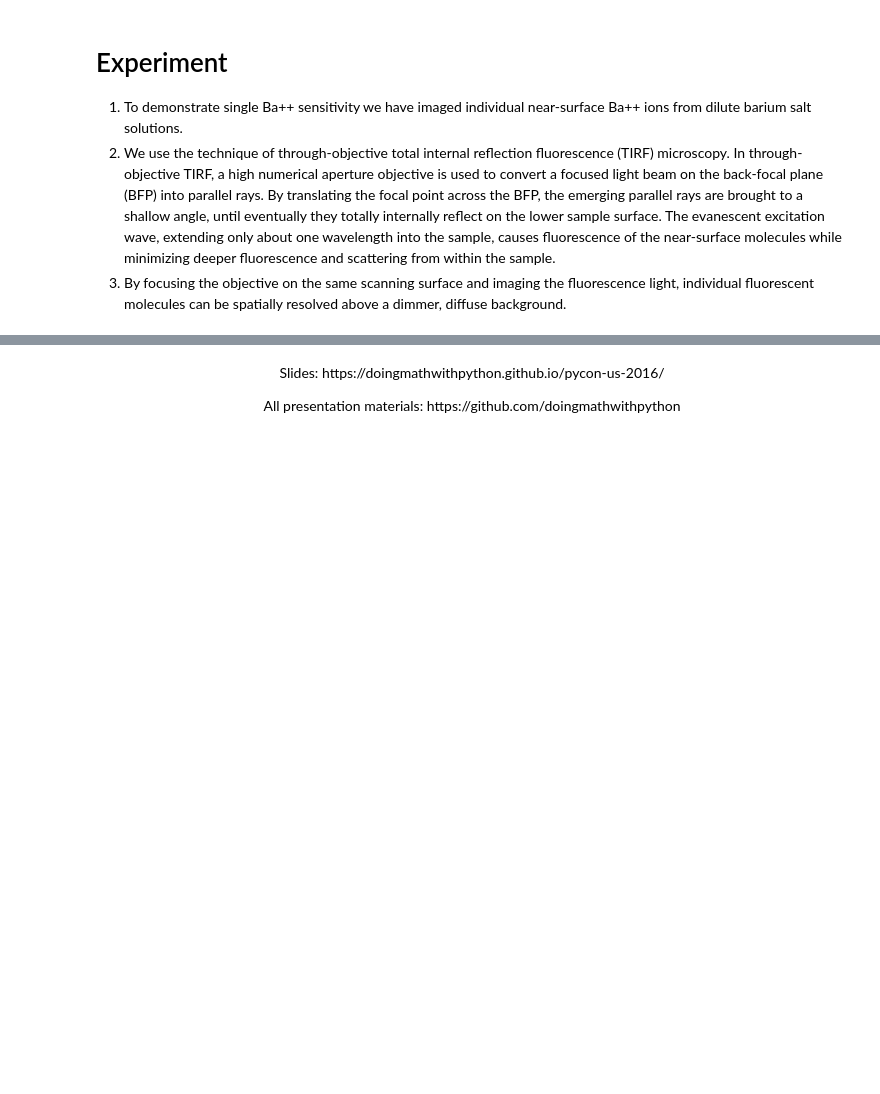
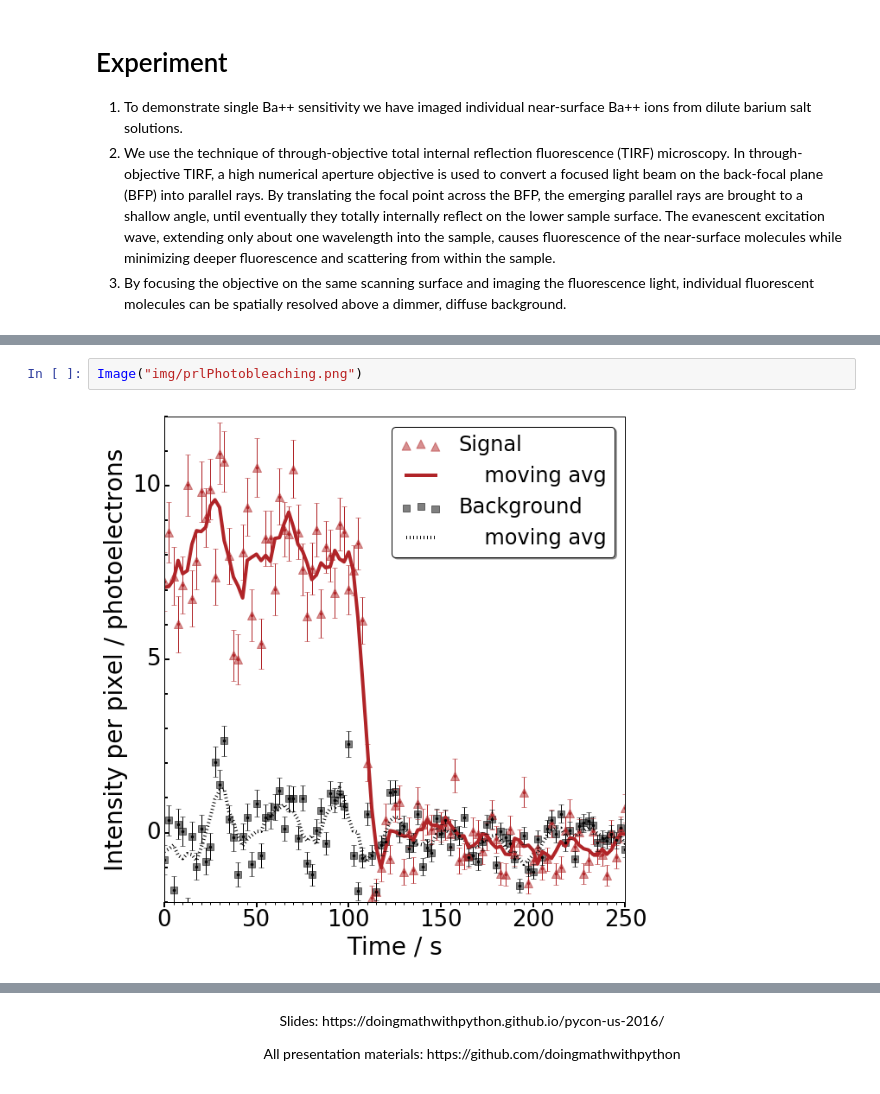
Before and after one commit to jjgomezcadenas/FluorescenceIntroSlides, a Jupyter notebook: index.ipynb, the cells around one changed output, grey strips where cells are left out. Saved outputs shown, nothing was run; the diff lists cells and outputs as text; blank space fills up the shorter version.

```diff
--- a/index.ipynb
+++ b/index.ipynb
@@ -413,0 +539,4 @@ The apparatus is an [Olympus IX-70 inverted fluorescence microscope frame](https
+# %%
+Image("img/prlPhotobleaching.png")
+# %% [output]
+[figure, added]
```
Also changed, not shown: parts of 86 cells of this notebook, 5 other files.
